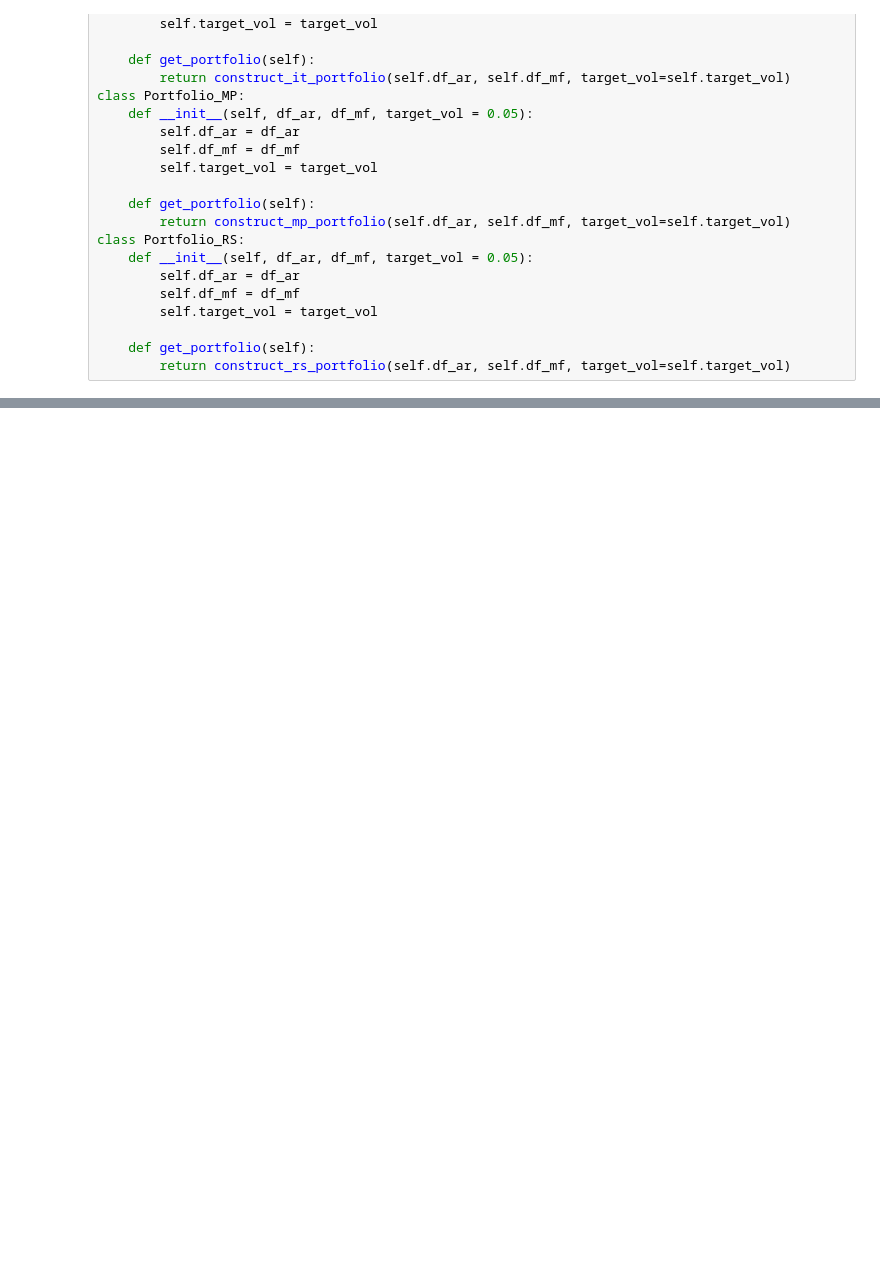
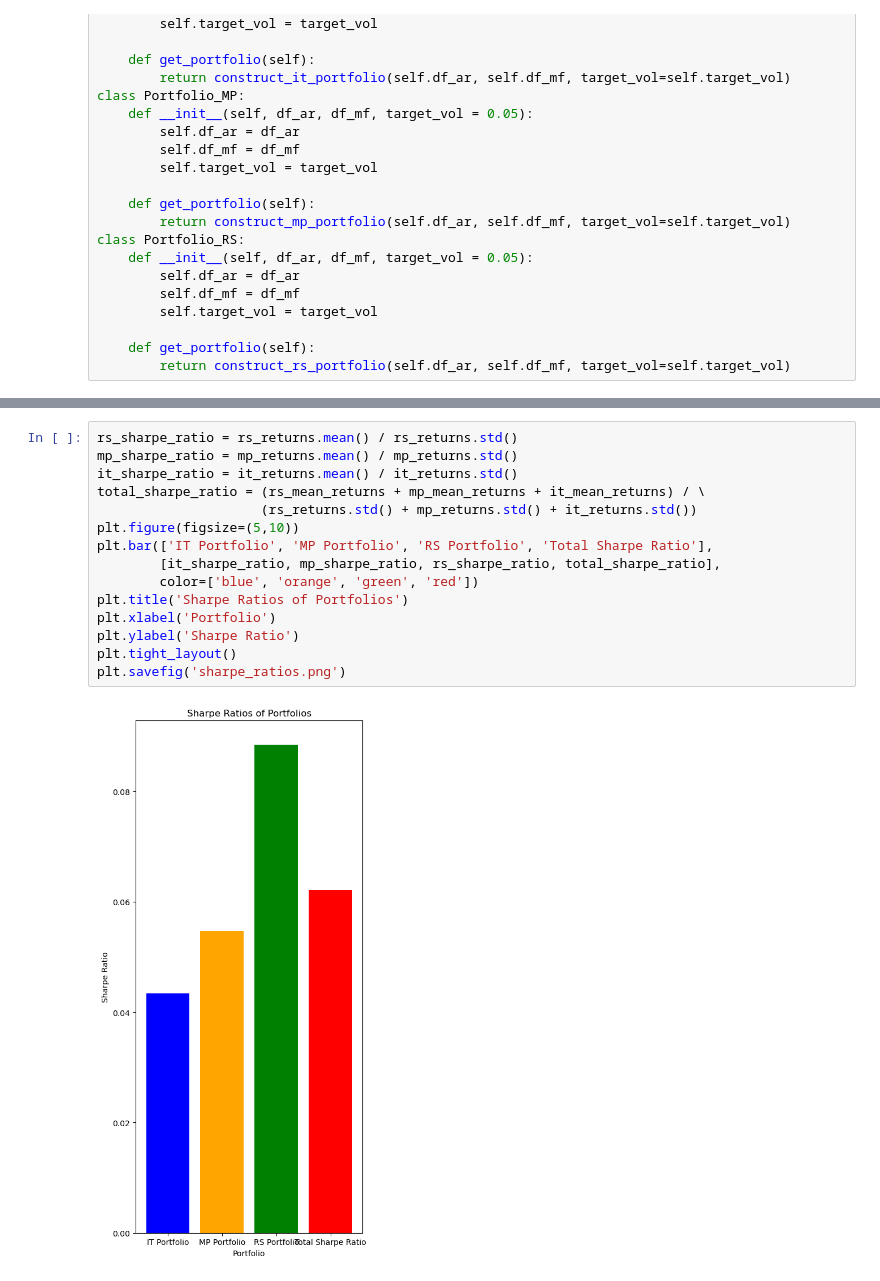
Before and after one commit to moyuanchen/AQMS_GP, a Jupyter notebook: wrapper.ipynb, the cells around one changed output, grey strips where cells are left out. Drawn from its saved outputs; the diff is of its cells as text; blank space fills up the shorter version.

```diff
--- a/wrapper.ipynb
+++ b/wrapper.ipynb
@@ -62,0 +87,17 @@ NameError: name 'it_portfolio' is not defined
+# %%
+rs_sharpe_ratio = rs_returns.mean() / rs_returns.std()
+mp_sharpe_ratio = mp_returns.mean() / mp_returns.std()
+it_sharpe_ratio = it_returns.mean() / it_returns.std()
+total_sharpe_ratio = (rs_mean_returns + mp_mean_returns + it_mean_returns) / \
+                     (rs_returns.std() + mp_returns.std() + it_returns.std())
+plt.figure(figsize=(5,10))
+plt.bar(['IT Portfolio', 'MP Portfolio', 'RS Portfolio', 'Total Sharpe Ratio'],
+        [it_sharpe_ratio, mp_sharpe_ratio, rs_sharpe_ratio, total_sharpe_ratio],
+        color=['blue', 'orange', 'green', 'red'])
+plt.title('Sharpe Ratios of Portfolios')
+plt.xlabel('Portfolio')
+plt.ylabel('Sharpe Ratio')
+plt.tight_layout()
+plt.savefig('sharpe_ratios.png')
+# %% [output]
+[figure, added]
```
Also changed, not shown: parts of 7 cells of this notebook, 10 other files.
